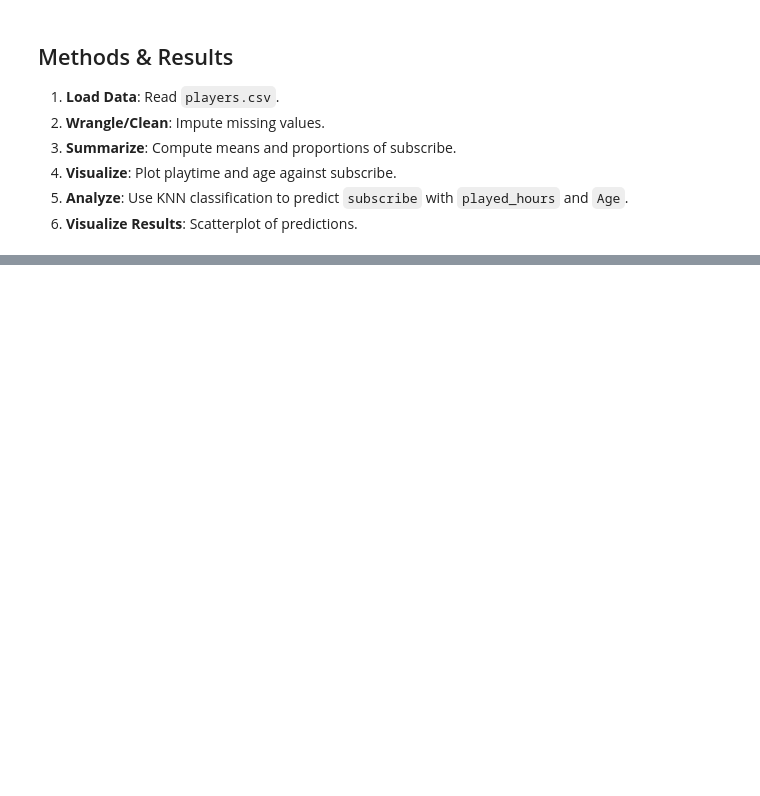
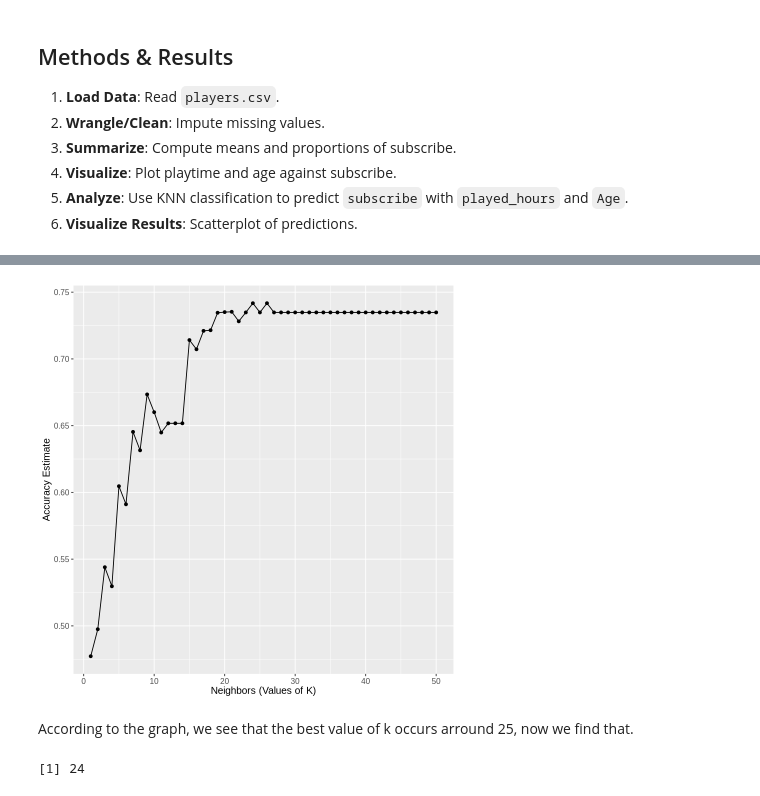
Before and after one commit to prabhnoor-k/DSCI-100-Project, a Jupyter notebook: Group_Project.ipynb, the cells around one changed output, grey strips where cells are left out. Drawn from its saved outputs; the diff is of its cells as text; code cells hidden in the pictures; blank space fills up the shorter version.

```diff
--- a/Group_Project.ipynb
+++ b/Group_Project.ipynb
@@ -127,0 +145,28 @@ Warning message in scale_y_log10():
+# %%
+# 5. Data Analysis with KNN
+
+# Model Specification for Tuning
+knn_spec <- nearest_neighbor(weight_func = "rectangular", neighbors = tune()) |>
+            set_mode("classification") |>
+            set_engine("kknn")
+
+# Tibble for all k values
+k_vals <- tibble(neighbors = seq(from = 1, to = 50, by = 1))
+
+# Recipe with standardization
+recipe <- recipe(subscribe ~ played_hours + Age, data = players_train) |>
+  step_scale(all_predictors()) |>
+  step_center(all_predictors())
+
+# Cross validation
+data_vfold <- vfold_cv(players_train, v = 5, strata = subscribe)
+
+# Fitting data and collecting Metrics
+knn_metrics <- workflow() |>
+  add_recipe(recipe) |>
+  add_model(knn_spec) |>
+  tune_grid(resamples = data_vfold, grid = k_vals) |>
+  collect_metrics()
+
+k_accuracies <- knn_metrics |> filter(.metric== "accuracy")
+k_accuracies
@@ -127,0 +193,19 @@ Warning message in scale_y_log10():
+# %%
+# Plotting graph for accuracy versus values of K
+
+acc_graph <- ggplot(k_accuracies , aes(x= neighbors, y= mean)) +
+                    geom_point()+
+                    geom_line()+
+                    labs(x= "Neighbors (Values of K)", y= "Accuracy Estimate") +
+                    theme(text= element_text(size=12))
+acc_graph
+# %% [output]
+[figure, added]
+# %% [markdown]
+According to the graph, we see that the best value of k occurs arround 25, now we find that.
+# %%
+# Finding best k
+best_k <- k_accuracies |> arrange(desc(mean)) |> head(1) |> pull(neighbors)
+best_k
+# %% [output]
+[1] 24
```
Also changed, not shown: parts of 5 cells of this notebook.
